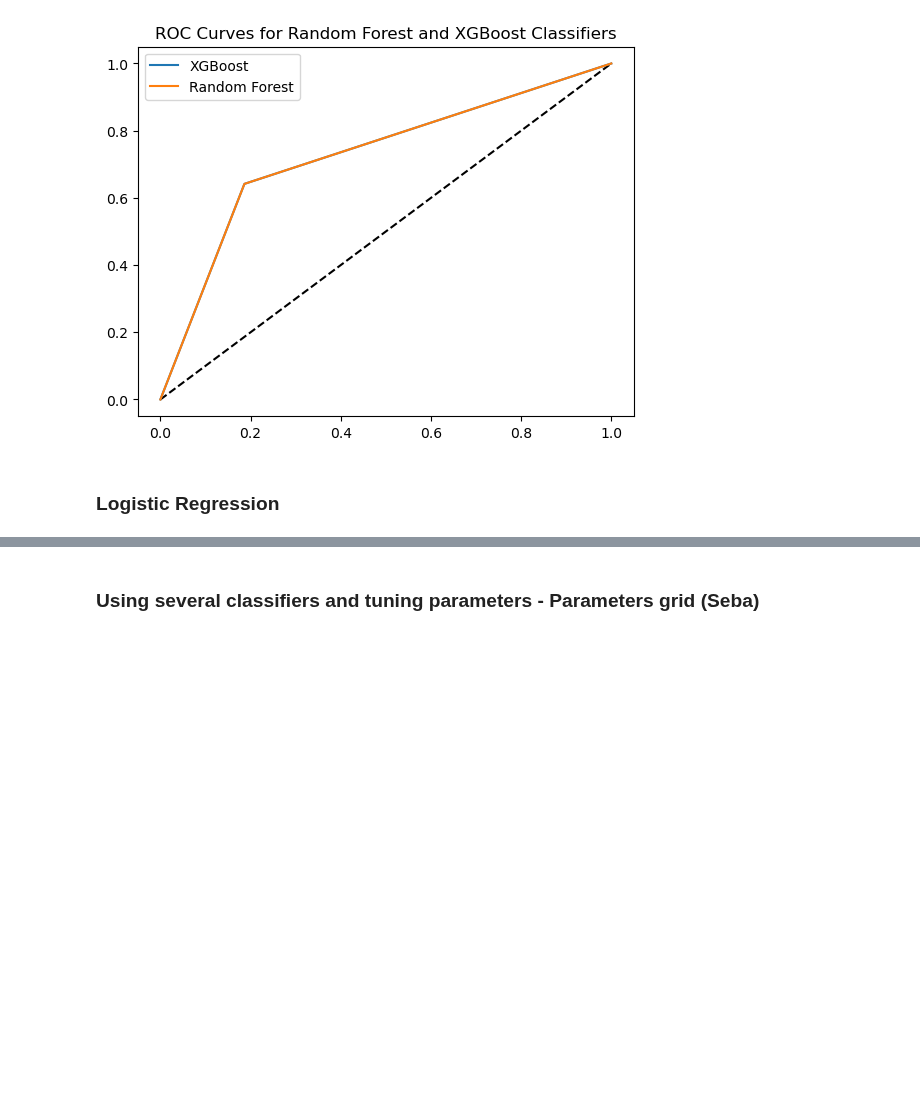
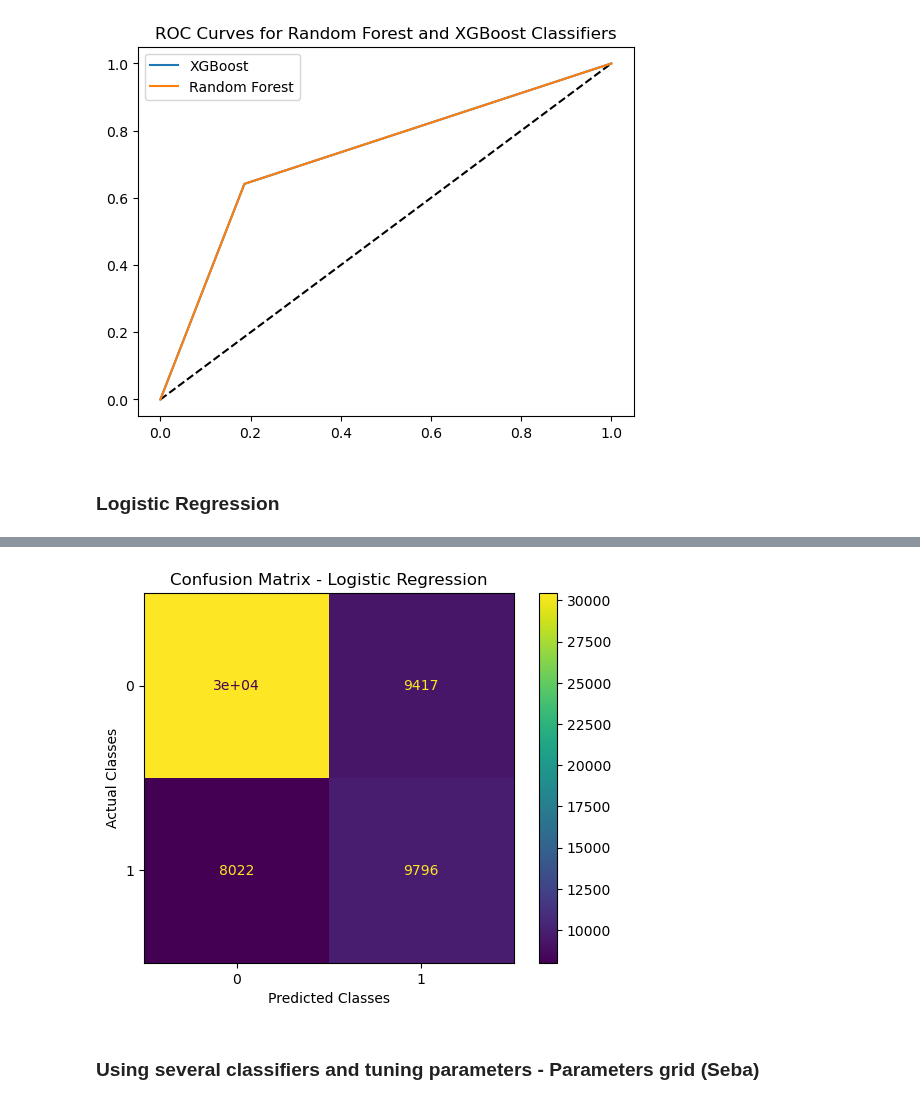
Before and after one commit to simoneassirelli/Machine-Learning-Fieldwork---G3, a Jupyter notebook: code_20feat.ipynb, the cells around one changed output, grey strips where cells are left out. Saved outputs shown, nothing was run; the diff lists cells and outputs as text; code cells hidden in the pictures; blank space fills up the shorter version.

Commit message:
Ran Logistic Regression

```diff
--- a/code_20feat.ipynb
+++ b/code_20feat.ipynb
@@ -750,0 +779,7 @@ for i in range(len(X_train.columns)):
+# %%
+# Print out the classification report which provides a summary of the model's performance
+# on each class (classification report shows precision, recall, and F1-score)
+print("\nClassification Report:\n", classification_report(y_test, y_test_pred_log_reg))
+
+# Create a confusion matrix to visualize the performance of the model
+cm_log_reg = metrics.confusion_matrix(y_test, y_test_pred_log_reg)
@@ -751,3 +796,13 @@ for i in range(len(X_train.columns)):
+# %%
+# Display the confusion matrix
+disp = ConfusionMatrixDisplay(confusion_matrix=cm_log_reg)
+disp.plot()
+plt.title('Confusion Matrix - Logistic Regression')
+plt.xlabel('Predicted Classes')
+plt.ylabel('Actual Classes')
+plt.show()
+# %% [output]
+[figure, added]
 # %% [markdown]
 ### Using several classifiers and tuning parameters - Parameters grid (Seba)
 # %%
```
Also changed, not shown: parts of 3 cells of this notebook.
